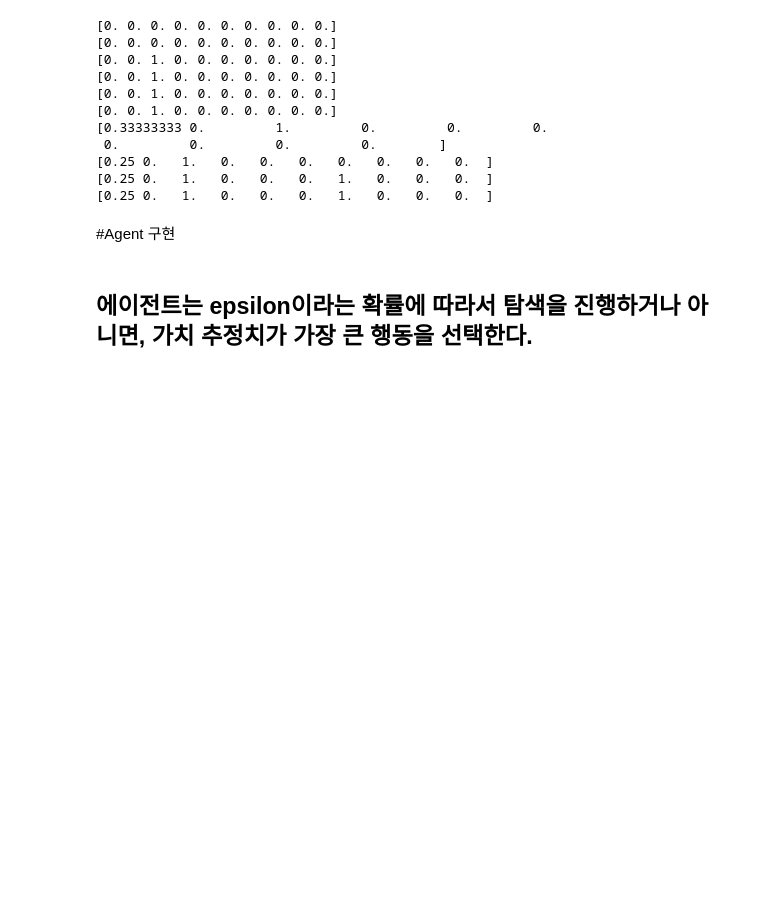
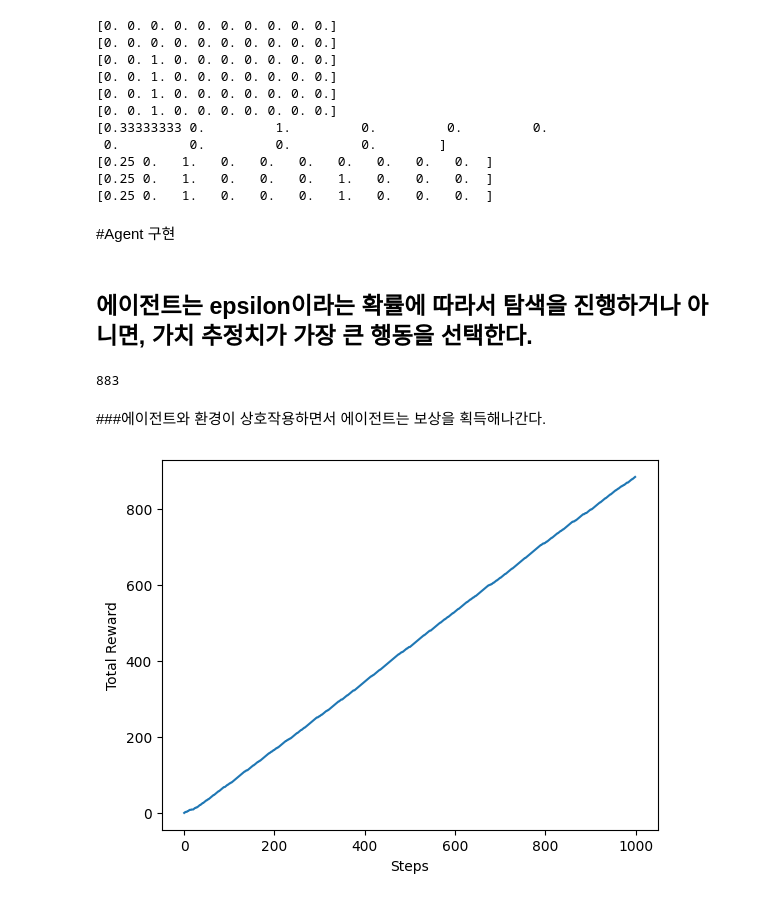
Before and after one commit to bu11ymaguire/studying, a Jupyter notebook: Bandit.ipynb, the cells around one changed output. Drawn from its saved outputs; the diff is of its cells as text; code cells hidden in the pictures; blank space fills up the shorter version.

```diff
--- a/Bandit.ipynb
+++ b/Bandit.ipynb
@@ -104,0 +105,31 @@ class Agent:
+# %%
+steps = 1000
+epsilon = 0.1
+
+bandit = Bandit()
+agent = Agent(epsilon)
+total_reward = 0
+total_rewards = [] #보상합
+rates = [] # 승률
+# %%
+for step in range(steps):
+  action = agent.get_action()
+  current_step_reward = bandit.play(action)
+  agent.update(action, current_step_reward)
+  total_reward += current_step_reward
+
+  total_rewards.append(total_reward)
+  rates.append(total_reward / (step + 1))
+# %%
+print(total_reward)
+# %% [output]
+883
+# %% [markdown]
+###에이전트와 환경이 상호작용하면서 에이전트는 보상을 획득해나간다.
+# %%
+plt.ylabel('Total Reward')
+plt.xlabel('Steps')
+plt.plot(total_rewards)
+plt.show()
+# %% [output]
+[figure, added]
```
Also changed, not shown: parts of 10 cells of this notebook.
